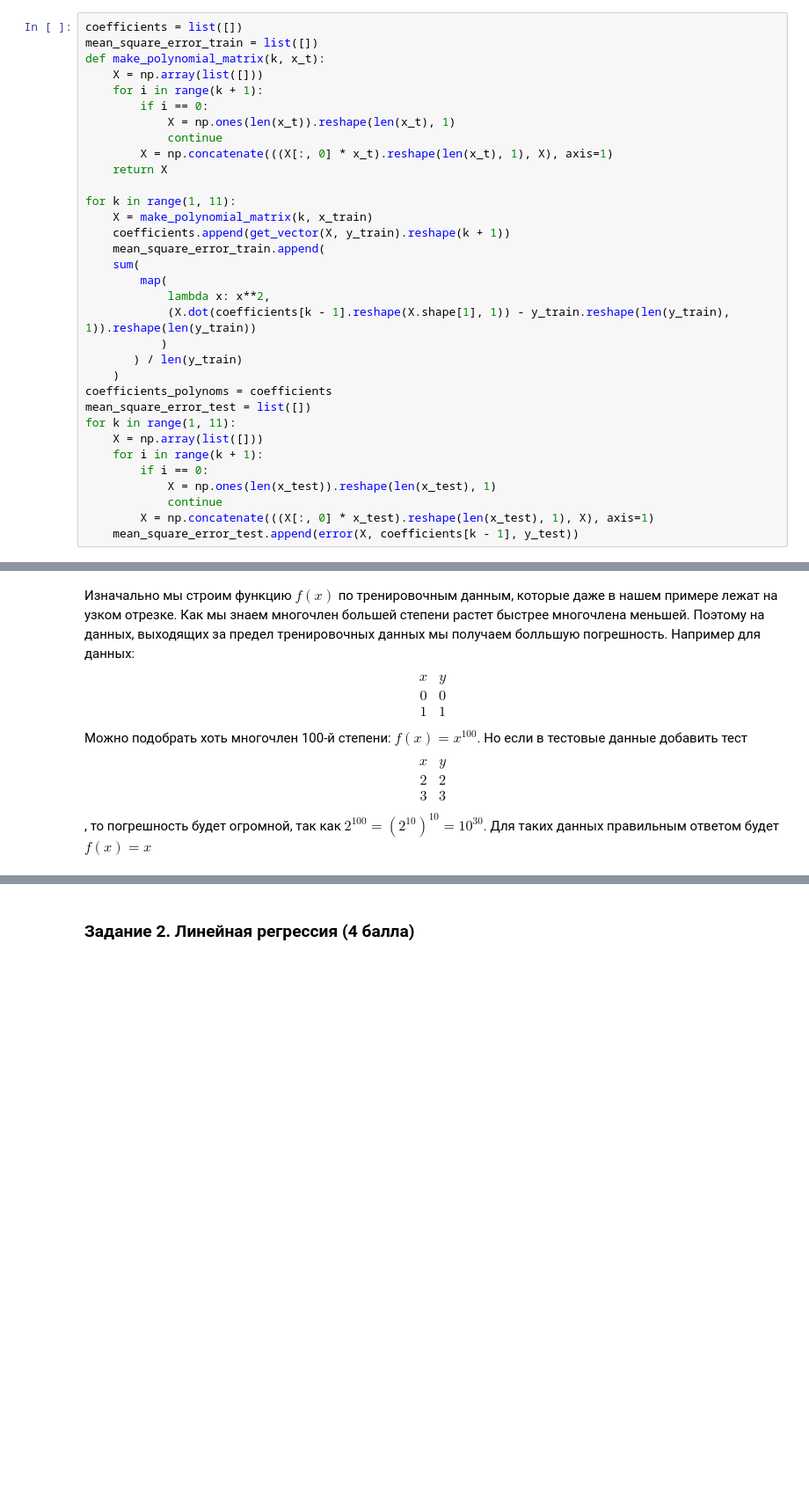
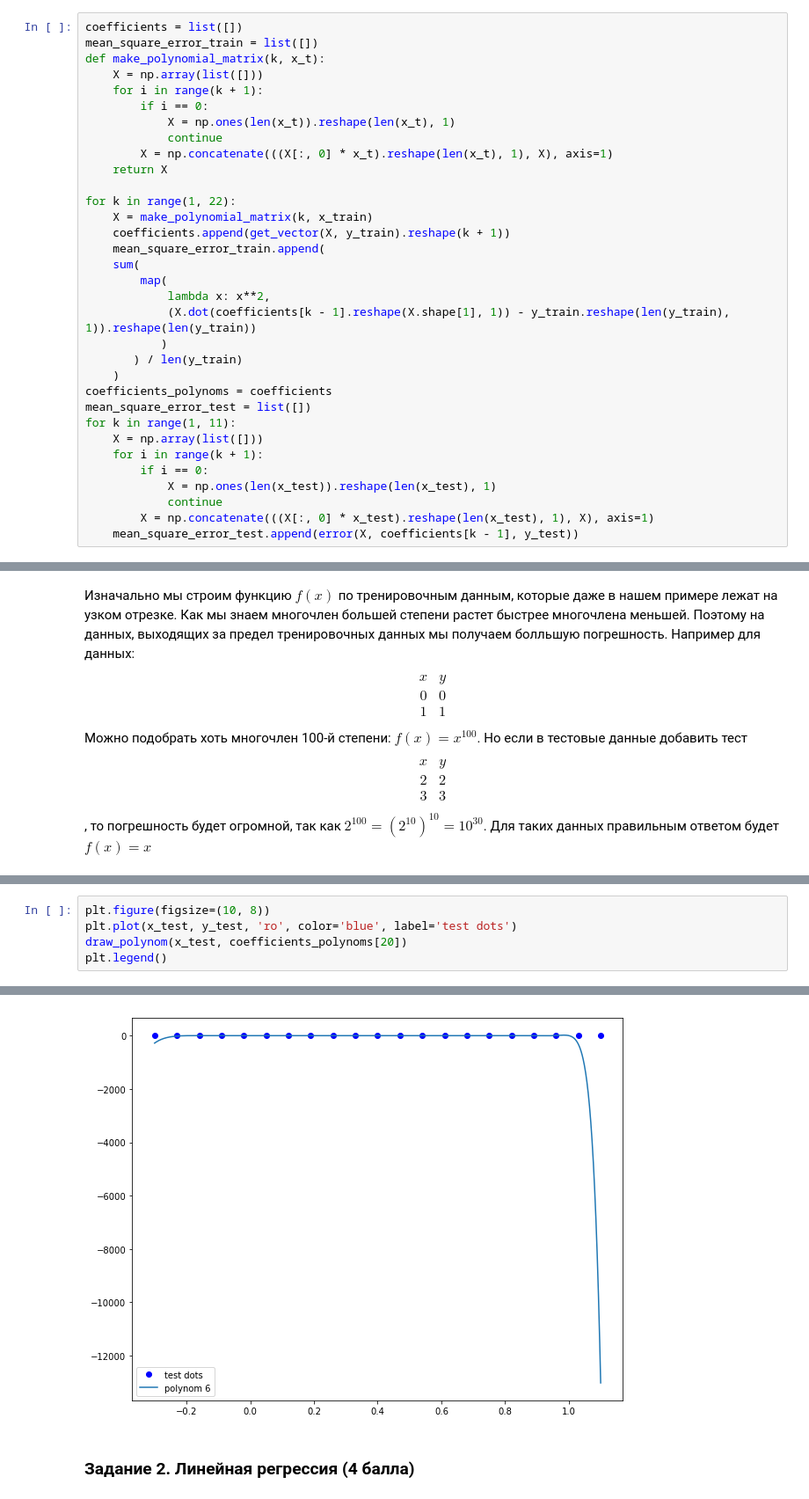
Before and after one commit to Mikhail-off/LinalgLab2, a Jupyter notebook: HSE Lab (linear regression).ipynb, the cells around one changed output, grey strips where cells are left out. Shown at 88% size. Saved outputs shown, nothing was run; the diff lists cells and outputs as text; blank space fills up the shorter version.

```diff
--- a/HSE Lab (linear regression).ipynb
+++ b/HSE Lab (linear regression).ipynb
@@ -157,7 +157,7 @@ def make_polynomial_matrix(k, x_t):
         X = np.concatenate(((X[:, 0] * x_t).reshape(len(x_t), 1), X), axis=1)
     return X
 
-for k in range(1, 11):
+for k in range(1, 22):
     X = make_polynomial_matrix(k, x_train)
     coefficients.append(get_vector(X, y_train).reshape(k + 1))
     mean_square_error_train.append(
@@ -275,0 +278,6 @@ x & y \\
+# %%
+plt.figure(figsize=(10, 8))
+plt.plot(x_test, y_test, 'ro', color='blue', label='test dots')
+draw_polynom(x_test, coefficients_polynoms[20])
+plt.legend()
+# %% [output]
@@ -276,3 +285,4 @@ x & y \\
+[figure, added]
 # %% [markdown]
 ### Задание 2. Линейная регрессия (4 балла)
 # %% [markdown]
```
Also changed, not shown: parts of 4 cells of this notebook.
